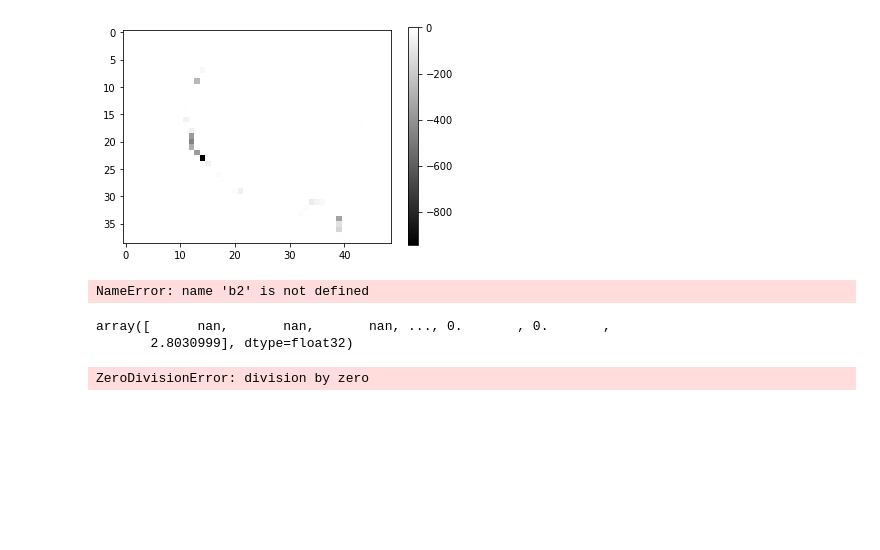
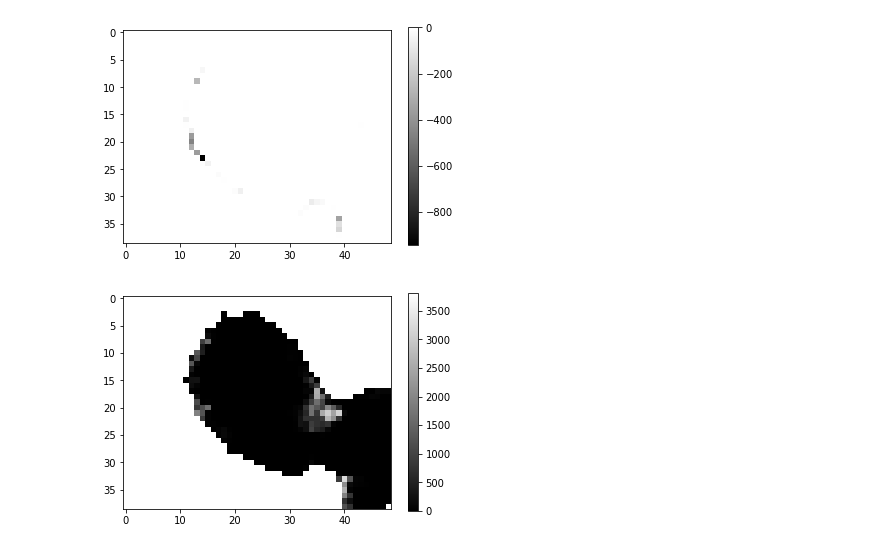
Before and after one commit to geohackweek/ghw2018_popfill, a Jupyter notebook: notebooks/DemoBasic.ipynb, the cells around one changed output. Cells and saved outputs as stored; diff of their text form; code cells hidden in the pictures; blank space fills up the shorter version.

Commit message:
removed matrix inversion portion, now simply framed as forward problem

```diff
--- a/notebooks/DemoBasic.ipynb
+++ b/notebooks/DemoBasic.ipynb
@@ -73,8 +73,8 @@ plot_real(new_counts-population.data)
 # %% [output]
 [figure]
 # %%
-def matsolve(data,mask,alpha):
-    '''matrix realization of population filling.  data is np float, mask is np bool, regularization alpha'''
+def matsolve(data,mask,alpha,maxsrch):
+    '''matrix realization of population filling.  data is np float, mask is np bool, regularization alpha, maximum search radius maxsrch'''
     # flatten arrays
     dims = data.shape
     n1 = dims[0]
@@ -149,14 +149,15 @@ def matsolve(data,mask,alpha):
 #    A[n-1,n-1] = 1+alpha
 #    d[n-1] = 0
     A1 = A.tocsr()
-    AT = A1.T
-    penrose = A1.dot(AT)
-    b = spsolve(penrose,AT.dot(d.T))
-    b = spsolve(A1,d)
+#    AT = A1.T
+#    penrose = A1.dot(AT)
+#    b = spsolve(penrose,AT.dot(d.T))
+#    b = spsolve(A1,d)
+# simply solve forward problem
     b = A1.dot(d.T)
-    # write back nan
+    # write back nan over ocean
     for i in range(n):
-        if b2 == False:
+        if m2[i] == False:
             b[i] = np.nan
     bata = np.reshape(b,(n1,n2))
 #    bata = np.copy(data)
@@ -166,18 +167,8 @@ def matsolve(data,mask,alpha):
 #            bata[i1,i2] = b[index]
     return bata;
 # %%
-xlv = matsolve(population.data,mask.data,.001)
+xlv = matsolve(population.data,mask.data,.00,20)
 plot_real(xlv)
 #plot_real(population.data)
 # %% [output]
-NameError: name 'b2' is not defined
+[figure, added]
-# %%
-population.data.flatten()
-# %% [output]
-array([      nan,       nan,       nan, ..., 0.       , 0.       ,
-       2.8030999], dtype=float32)
-# %%
-a = 1/0
-print(a+1)
-# %% [output]
-ZeroDivisionError: division by zero
```
Also changed, not shown: 1 other file.
